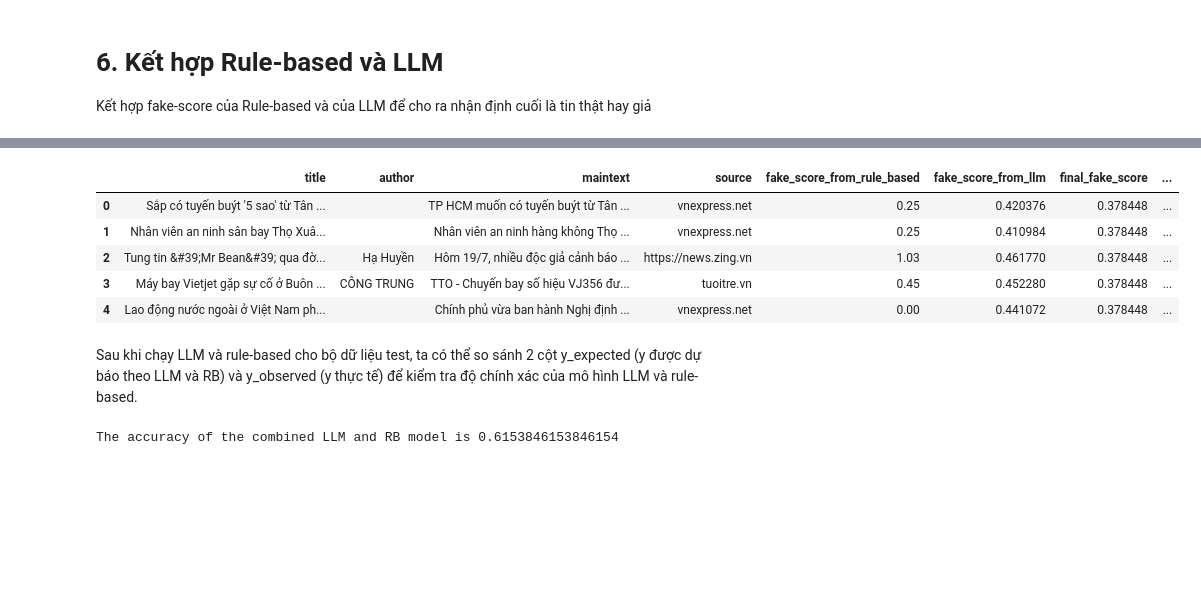
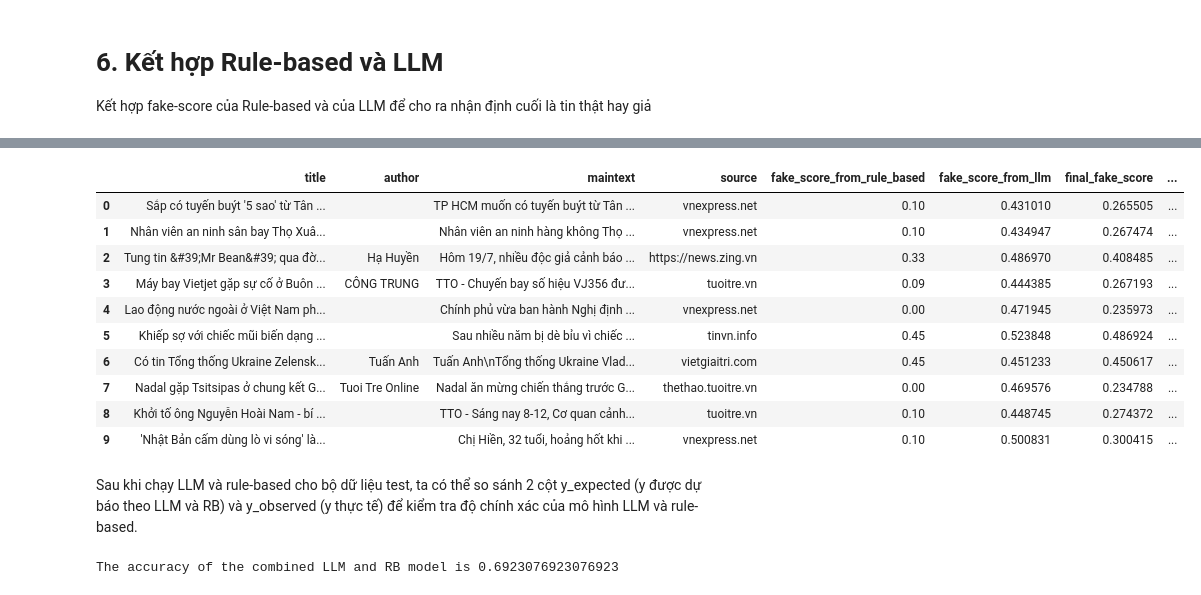
Before and after one commit to iammytran/fake-news-detector, a Jupyter notebook: main.ipynb, the cells around one changed output, grey strips where cells are left out. Saved outputs shown, nothing was run; the diff lists cells and outputs as text; code cells hidden in the pictures; blank space fills up the shorter version.

```diff
--- a/main.ipynb
+++ b/main.ipynb
@@ -376,8 +376,10 @@ def rule_based_classification(source, author, text_title):
 
     if fake_source and fake_author:
         fake_score_source_author = 1 * 0.9  # Fake both source and author
-    elif fake_source or fake_author:
-        fake_score_source_author = 0.5 * 0.9  # Fake just source or author
+    elif fake_source:
+        fake_score_source_author = 5/6 * 0.9  # Fake the source as 5/6 leaf nodes predict source_domain
+    elif fake_author:
+        fake_score_source_author = 1/6 * 0.9  # Fake the author as 1/6 leaf nodes predict authors
     else:
         fake_score_source_author = 0  # No Fake in both
 
@@ -402,8 +404,8 @@ def rule_based_classification(source, author, text_title):
         fake_score_keywords = 1 - math.pow(0.75, count_violations)
 
     # Calculate the Fake/Real ratio from source/author and keywords
-    fake_score = fake_score_source_author + fake_score_keywords
-    real_score = 1 - fake_score
+    fake_score = (fake_score_source_author * 0.9/0.75 + fake_score_keywords * 0.75/0.9) / 2
+    real_score =  1 - fake_score
 
     return {'fake_score':round(fake_score, 2), 'real_score': round(real_score, 2) }
 # %%
@@ -747,40 +749,45 @@ for title, maintext, author, source, y_observed in zip(test_df['title'], test_df
 
     # Append results to lists
     titles.append(title)
     authors.append(author)
     maintexts.append(maintext)
     sources.append(source)
     rule_based_scores.append(fake_score_from_rule_based)
     llm_scores.append(fake_score_from_llm)
     final_fake_scores.append(final_fake_score)
     predictions.append(y_expected)
     y_observeds.append(y_observed)
 
 # Create new DataFrame
 result_df = pd.DataFrame({
     "title": titles,
     "author": authors,
     "maintext": maintexts,
     "source": sources,
     "fake_score_from_rule_based": rule_based_scores,
     "fake_score_from_llm": llm_scores,
-    "final_fake_score": final_fake_score,
+    "final_fake_score": final_fake_scores,
     "y_expected": predictions,
     "y_observed": y_observeds
 })
 
 # Save DataFrame to CSV
 result_df.to_csv("results/fake_news_predictions.csv", index=False)
 
 # Display first few rows
-result_df.head()
+result_df.head(10)
 # %% [output]
 |  | title | author | maintext | source | fake_score_from_rule_based | fake_score_from_llm | final_fake_score | ... |
-| 0 | Sắp có tuyến buýt '5 sao' từ Tân ... |  | TP HCM muốn có tuyến buýt từ Tân ... | vnexpress.net | 0.25 | 0.420376 | 0.378448 | ... |
-| 1 | Nhân viên an ninh sân bay Thọ Xuâ... |  | Nhân viên an ninh hàng không Thọ ... | vnexpress.net | 0.25 | 0.410984 | 0.378448 | ... |
-| 2 | Tung tin &#39;Mr Bean&#39; qua đờ... | Hạ Huyền | Hôm 19/7, nhiều độc giả cảnh báo ... | https://news.zing.vn | 1.03 | 0.461770 | 0.378448 | ... |
-| 3 | Máy bay Vietjet gặp sự cố ở Buôn ... | CÔNG TRUNG | TTO - Chuyến bay số hiệu VJ356 đư... | tuoitre.vn | 0.45 | 0.452280 | 0.378448 | ... |
-| 4 | Lao động nước ngoài ở Việt Nam ph... |  | Chính phủ vừa ban hành Nghị định ... | vnexpress.net | 0.00 | 0.441072 | 0.378448 | ... |
+| 0 | Sắp có tuyến buýt '5 sao' từ Tân ... |  | TP HCM muốn có tuyến buýt từ Tân ... | vnexpress.net | 0.10 | 0.431010 | 0.265505 | ... |
+| 1 | Nhân viên an ninh sân bay Thọ Xuâ... |  | Nhân viên an ninh hàng không Thọ ... | vnexpress.net | 0.10 | 0.434947 | 0.267474 | ... |
+| 2 | Tung tin &#39;Mr Bean&#39; qua đờ... | Hạ Huyền | Hôm 19/7, nhiều độc giả cảnh báo ... | https://news.zing.vn | 0.33 | 0.486970 | 0.408485 | ... |
+| 3 | Máy bay Vietjet gặp sự cố ở Buôn ... | CÔNG TRUNG | TTO - Chuyến bay số hiệu VJ356 đư... | tuoitre.vn | 0.09 | 0.444385 | 0.267193 | ... |
+| 4 | Lao động nước ngoài ở Việt Nam ph... |  | Chính phủ vừa ban hành Nghị định ... | vnexpress.net | 0.00 | 0.471945 | 0.235973 | ... |
+| 5 | Khiếp sợ với chiếc mũi biến dạng ... |  | Sau nhiều năm bị dè bỉu vì chiếc ... | tinvn.info | 0.45 | 0.523848 | 0.486924 | ... |
+| 6 | Có tin Tổng thống Ukraine Zelensk... | Tuấn Anh | Tuấn Anh\nTổng thống Ukraine Vlad... | vietgiaitri.com | 0.45 | 0.451233 | 0.450617 | ... |
+| 7 | Nadal gặp Tsitsipas ở chung kết G... | Tuoi Tre Online | Nadal ăn mừng chiến thắng trước G... | thethao.tuoitre.vn | 0.00 | 0.469576 | 0.234788 | ... |
+| 8 | Khởi tố ông Nguyễn Hoài Nam - bí ... |  | TTO - Sáng nay 8-12, Cơ quan cảnh... | tuoitre.vn | 0.10 | 0.448745 | 0.274372 | ... |
+| 9 | 'Nhật Bản cấm dùng lò vi sóng' là... |  | Chị Hiền, 32 tuổi, hoảng hốt khi ... | vnexpress.net | 0.10 | 0.500831 | 0.300415 | ... |
 # %% [markdown]
 Sau khi chạy LLM và rule-based cho bộ dữ liệu test, ta có thể so sánh 2 cột y_expected (y được dự báo theo LLM và RB) và y_observed (y thực tế) để kiểm tra độ chính xác của mô hình LLM và rule-based.
 # %%
@@ -788,4 +795,4 @@ accuracy = (result_df["y_expected"] == result_df["y_observed"]).mean()
 
 print (f"The accuracy of the combined LLM and RB model is {accuracy}")
 # %% [output]
-The accuracy of the combined LLM and RB model is 0.6153846153846154
+The accuracy of the combined LLM and RB model is 0.6923076923076923
```
Also changed, not shown: parts of 5 cells of this notebook.
